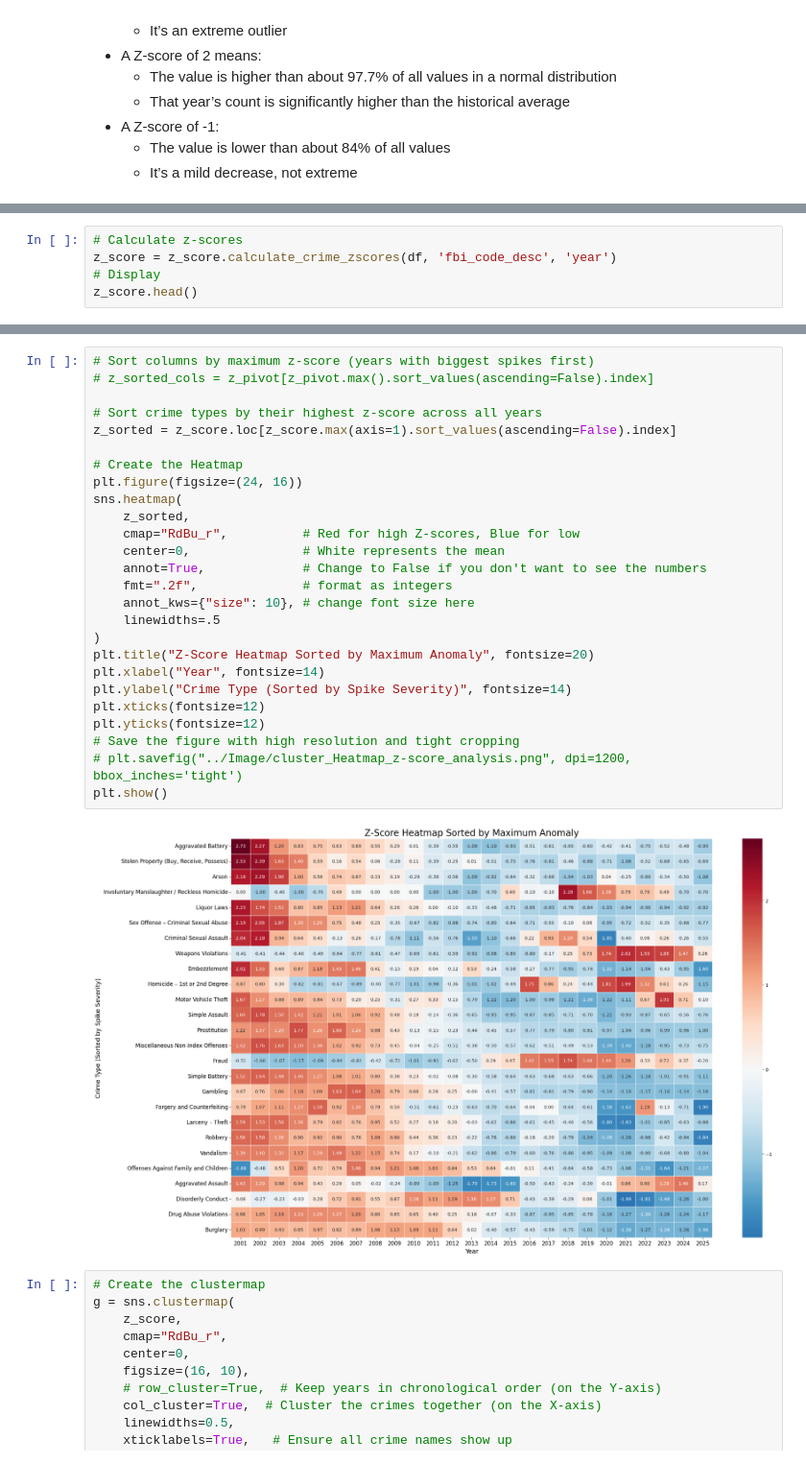
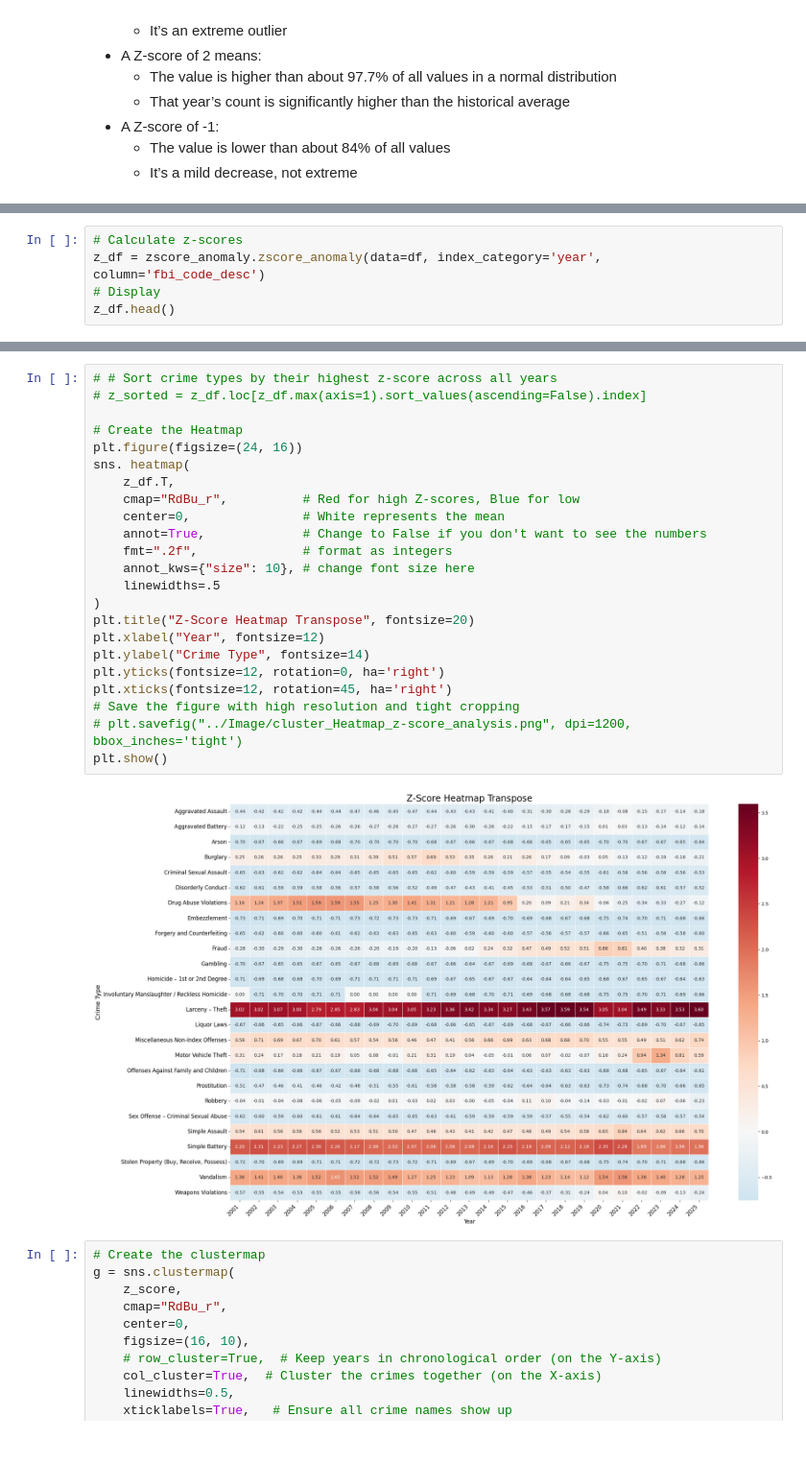
Before and after one commit to SirErikPak/ChicagoCrime, a Jupyter notebook: Notebook/ChicagoCrimeClusterAnalysis.ipynb, the cells around one changed output, grey strips where cells are left out. Shown at 96% size. Saved outputs shown, nothing was run; the diff lists cells and outputs as text.

```diff
--- a/Notebook/ChicagoCrimeClusterAnalysis.ipynb
+++ b/Notebook/ChicagoCrimeClusterAnalysis.ipynb
@@ -96,6 +182,6 @@ sector                   139    0.0016%
 # %%
 # Calculate z-scores
-z_score = z_score.calculate_crime_zscores(df, 'fbi_code_desc', 'year')
+z_df = zscore_anomaly.zscore_anomaly(data=df, index_category='year', column='fbi_code_desc')
 # Display
-z_score.head()
+z_df.head()
 # %% [output]
@@ -109,31 +209,28 @@ z_score.head()
 # %%
-# Sort columns by maximum z‑score (years with biggest spikes first)
-# z_sorted_cols = z_pivot[z_pivot.max().sort_values(ascending=False).index]
-
-# Sort crime types by their highest z-score across all years
-z_sorted = z_score.loc[z_score.max(axis=1).sort_values(ascending=False).index]
+# # Sort crime types by their highest z-score across all years
+# z_sorted = z_df.loc[z_df.max(axis=1).sort_values(ascending=False).index]
 
 # Create the Heatmap
 plt.figure(figsize=(24, 16))
-sns.heatmap(
-    z_sorted,
+sns. heatmap(
+    z_df.T,
     cmap="RdBu_r",          # Red for high Z-scores, Blue for low
     center=0,               # White represents the mean
     annot=True,             # Change to False if you don't want to see the numbers
     fmt=".2f",              # format as integers
     annot_kws={"size": 10}, # change font size here
     linewidths=.5
 )
-plt.title("Z‑Score Heatmap Sorted by Maximum Anomaly", fontsize=20)
-plt.xlabel("Year", fontsize=14)
-plt.ylabel("Crime Type (Sorted by Spike Severity)", fontsize=14)
-plt.xticks(fontsize=12)
-plt.yticks(fontsize=12)
+plt.title("Z‑Score Heatmap Transpose", fontsize=20)
+plt.xlabel("Year", fontsize=12)
+plt.ylabel("Crime Type", fontsize=14)
+plt.yticks(fontsize=12, rotation=0, ha='right')
+plt.xticks(fontsize=12, rotation=45, ha='right')
 # Save the figure with high resolution and tight cropping
 # plt.savefig("../Image/cluster_Heatmap_z-score_analysis.png", dpi=1200, bbox_inches='tight')
 plt.show()
 # %% [output]
-[figure, old version]
+[figure, new version]
 # %%
 # Create the clustermap
 g = sns.clustermap(
```
Also changed, not shown: parts of 12 cells of this notebook, 2 other files.
